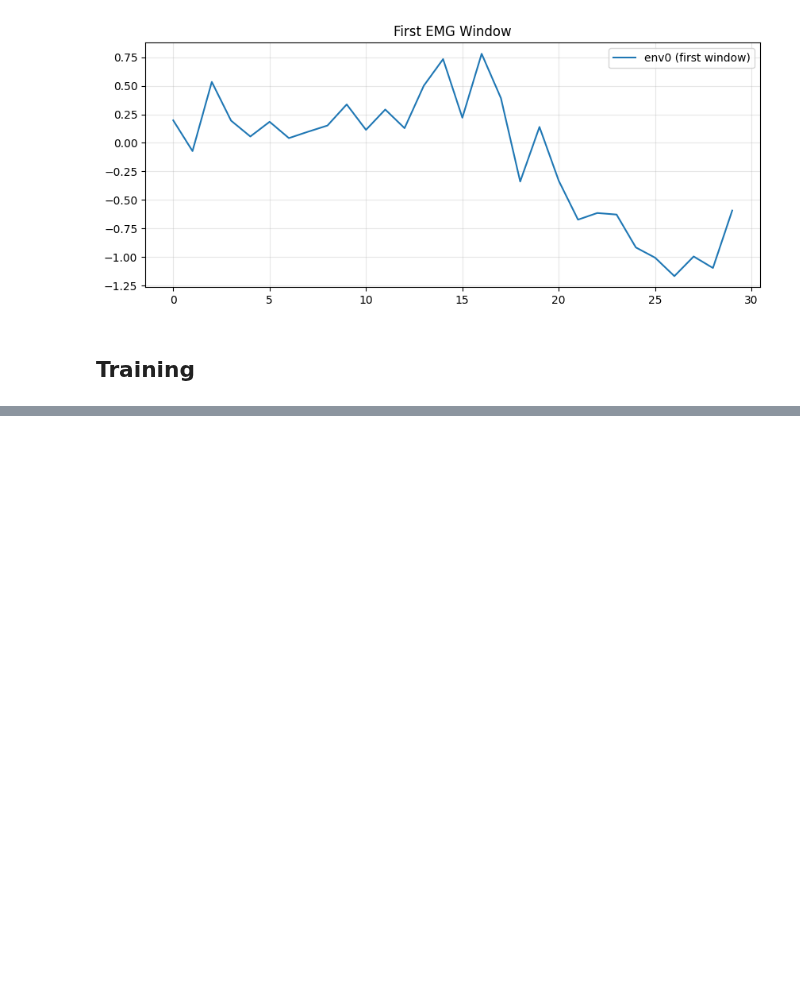
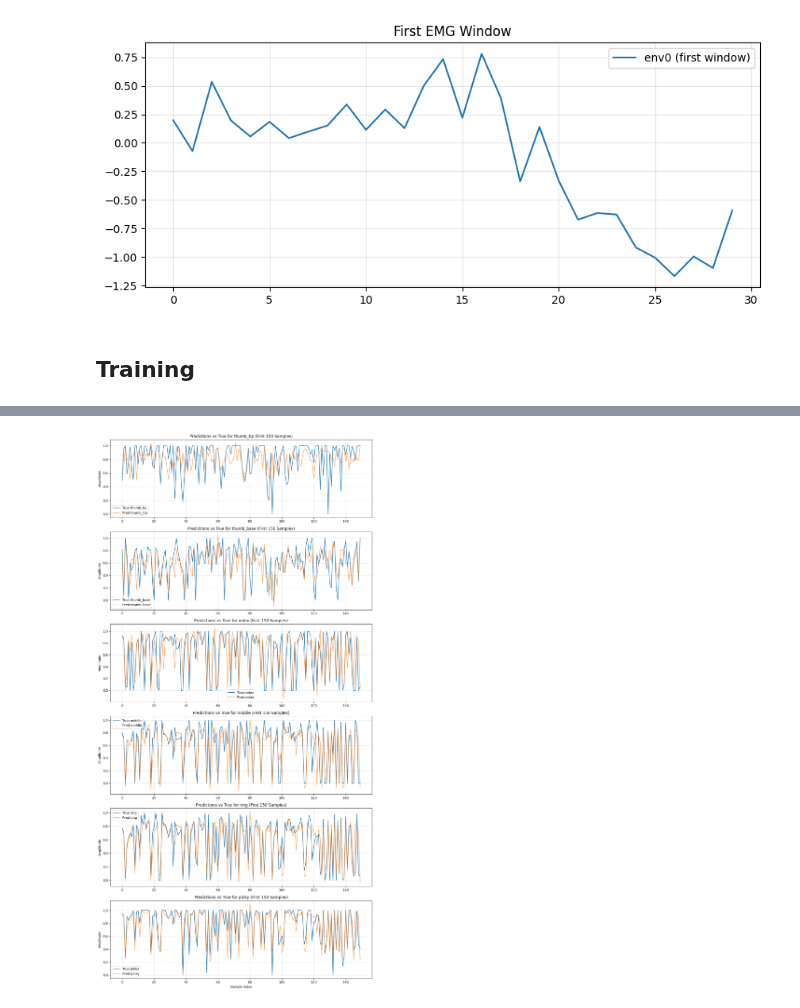
Before and after one commit to CogitoNTNU/Grip, a Jupyter notebook: training/notebooks/TCN.ipynb, the cells around one changed output, grey strips where cells are left out. Cells and saved outputs as stored; diff of their text form; code cells hidden in the pictures; blank space fills up the shorter version.

```diff
--- a/training/notebooks/TCN.ipynb
+++ b/training/notebooks/TCN.ipynb
@@ -381,11 +391,12 @@ class TCN(nn.Module):
     def __init__(self, n_inputs, n_outputs):
         super().__init__()
         layers = []
+        self.blocks = nn.ModuleList()
         channels = [64, 64, 64]
         dilations = [1, 2, 4, 6, 10]
         in_ch = n_inputs
         for out_ch, d in zip(channels, dilations):
-            layers.append(ResidualBlock(in_ch, out_ch, kernel_size=3, dilation=d))
+            self.blocks.append(ResidualBlock(in_ch, out_ch, kernel_size=kernel_size, dilation=d))
             in_ch = out_ch
         self.tcn = nn.Sequential(*layers)
         self.fc = nn.Linear(channels[-1], n_outputs)
@@ -393,12 +404,22 @@ class TCN(nn.Module):
     def forward(self, x):
         # Input: (batch, time, features)
         x = x.transpose(1, 2)  # → (batch, features, time)
+        skip_connections = []
+
         out = self.tcn(x)
+        for block in self.blocks:
+            out = block(out)
+            skip_connections.append(out)
+
+        # Global skip: sum all block outputs
+        out = sum(skip_connections) / len(skip_connections)  # optional average
+
+        # out = self.tcn(x)
         out = out[:, :, -1]    # last time step
         return self.fc(out)
 
 
-X_win, y_win = create_windows(X_scaled, y_scaled, window_size=30, stride=5)
+X_win, y_win = create_windows(X_scaled, y_scaled, window_size=window_size, stride=stride)
 # %%
 X_tensor = torch.tensor(X_win, dtype=torch.float32)
 y_tensor = torch.tensor(y_win, dtype=torch.float32)
@@ -553,3 +588,37 @@ plt.show()
+# %%
+model.eval()
+y_true = []
+y_pred = []
+
+# Collect predictions and ground truth for multiple batches
+with torch.no_grad():
+    for xb, yb in test_loader:
+        xb, yb = xb.to(device), yb.to(device)
+        preds = model(xb).cpu().numpy()
+        y_true.append(yb.cpu().numpy())
+        y_pred.append(preds)
+
+# Concatenate all batches
+y_true = np.concatenate(y_true, axis=0)
+y_pred = np.concatenate(y_pred, axis=0)
+
+finger_names = ['thumb_tip', 'thumb_base', 'index', 'middle', 'ring', 'pinky']
+
+# Plot 200 data points, one figure per finger
+plt.figure(figsize=(12, len(finger_names) * 4))  # Adjust height for better spacing
+for i, name in enumerate(finger_names):
+    plt.subplot(len(finger_names), 1, i + 1)  # One row per finger
+    plt.plot(y_true[:150, i], label=f"True {name}")
+    plt.plot(y_pred[:150, i], label=f"Pred {name}", alpha=0.7)
+    plt.legend()
+    plt.grid(True, alpha=0.3)
+    plt.title(f"Predictions vs True for {name} (First 150 Samples)", fontsize=12)
+    plt.ylabel("Amplitude")
+plt.xlabel("Sample Index")
+plt.tight_layout()
+plt.show()
+# %% [output]
+[figure, added]
 # %%
 from sklearn.metrics import mean_squared_error, mean_absolute_error, r2_score  # 👈 import here
 
```
Also changed, not shown: parts of 8 cells of this notebook, 3 other files.
